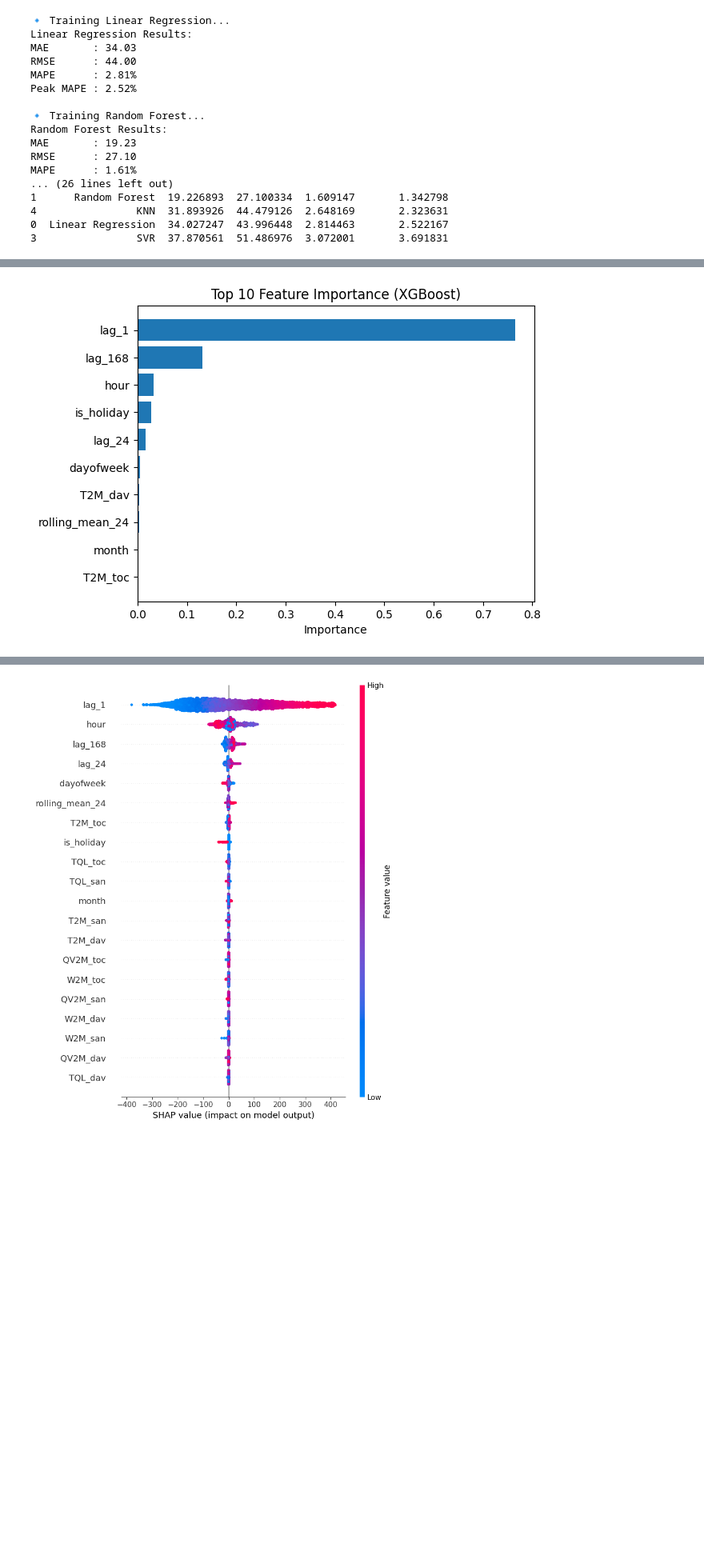
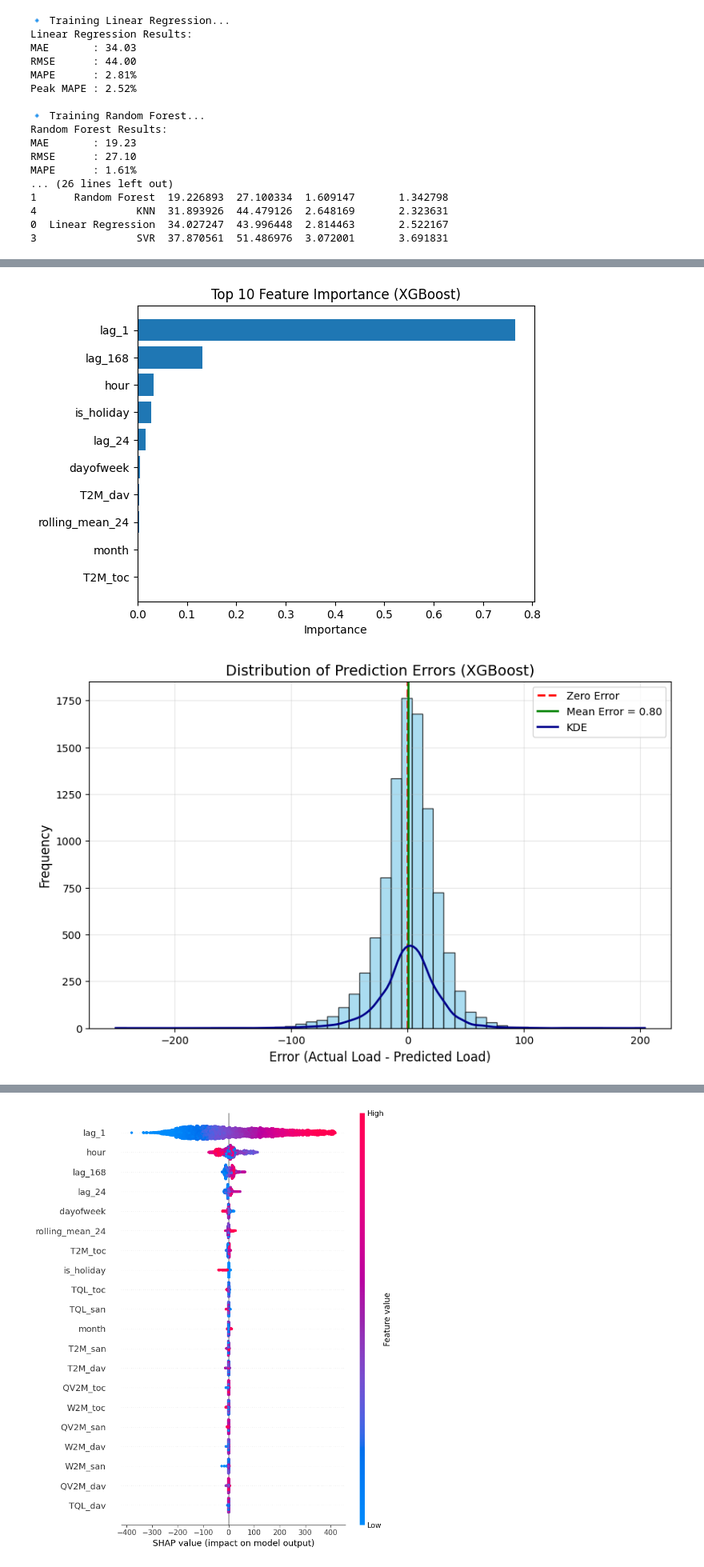
Before and after one commit to proshenjitbarua06-dot/skill-morph, a Jupyter notebook: "Comparative_Analysis_of_Machine_Learning_Techniques_for_Peak_Load_Forecasting_in_Regional_Grids_Using_Weather_and_Calendar_Features".ipynb, the cells around one changed output, grey strips where cells are left out. Shown at 80% size. Saved outputs shown, nothing was run; the diff lists cells and outputs as text; code cells hidden in the pictures; blank space fills up the shorter version.

```diff
--- a/"Comparative_Analysis_of_Machine_Learning_Techniques_for_Peak_Load_Forecasting_in_Regional_Grids_Using_Weather_and_Calendar_Features".ipynb
+++ b/"Comparative_Analysis_of_Machine_Learning_Techniques_for_Peak_Load_Forecasting_in_Regional_Grids_Using_Weather_and_Calendar_Features".ipynb
@@ -276,33 +276,63 @@ plt.show()
 
 # ====================== 2. Peak-only Plot ======================
 peak_mask_bool = peak_test_mask.astype(bool)
 
 plt.figure()
 plt.plot(y_test.iloc[peak_mask_bool].values[:100], label='Actual Peak')
 plt.plot(y_pred[peak_mask_bool][:100], label='Predicted Peak')
 plt.title('Peak Load Prediction')
 plt.xlabel('Peak Instances')
 plt.ylabel('Load')
 plt.legend()
 plt.show()
 
 # ====================== 3. Feature Importance ======================
 importances = best_model.feature_importances_
 features = X_train.columns
 
 # Sort
 indices = np.argsort(importances)[-10:]  # Top 10 features
 
 plt.figure()
 plt.barh(range(len(indices)), importances[indices])
 plt.yticks(range(len(indices)), [features[i] for i in indices])
 plt.title('Top 10 Feature Importance (XGBoost)')
 plt.xlabel('Importance')
 plt.show()
+
+# ====================== 4. Error Distribution ======================
+errors = y_test.values - y_pred
+
+plt.figure(figsize=(10, 6))
+
+# Histogram
+plt.hist(errors, bins=50, alpha=0.7, color='skyblue', edgecolor='black', density=False)
+
+# Add mean and zero lines
+mean_error = np.mean(errors)
+plt.axvline(x=0, color='red', linestyle='--', linewidth=2, label='Zero Error')
+plt.axvline(x=mean_error, color='green', linestyle='-', linewidth=2, label=f'Mean Error = {mean_error:.2f}')
+
+plt.title('Distribution of Prediction Errors (XGBoost)', fontsize=14)
+plt.xlabel('Error (Actual Load - Predicted Load)', fontsize=12)
+plt.ylabel('Frequency', fontsize=12)
+plt.legend()
+plt.grid(True, alpha=0.3)
+
+# Optional: Add KDE curve for smoother view
+from scipy.stats import gaussian_kde
+kde = gaussian_kde(errors)
+x_range = np.linspace(errors.min(), errors.max(), 200)
+plt.plot(x_range, kde(x_range) * len(errors) * (x_range[1]-x_range[0]),
+         color='darkblue', linewidth=2, label='KDE')
+
+plt.legend()
+plt.show()
 # %% [output]
 [figure]
 [figure]
 [figure]
+[figure, added]
 # %%
 !pip install shap
 # %% [output]
```
